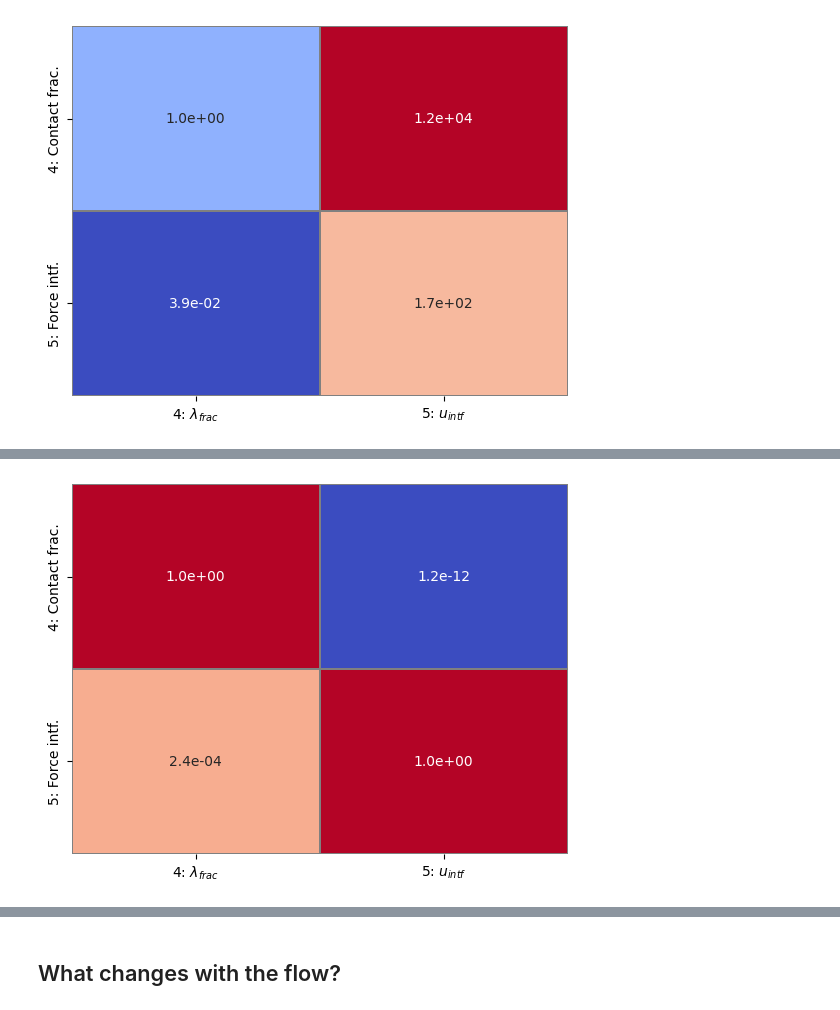
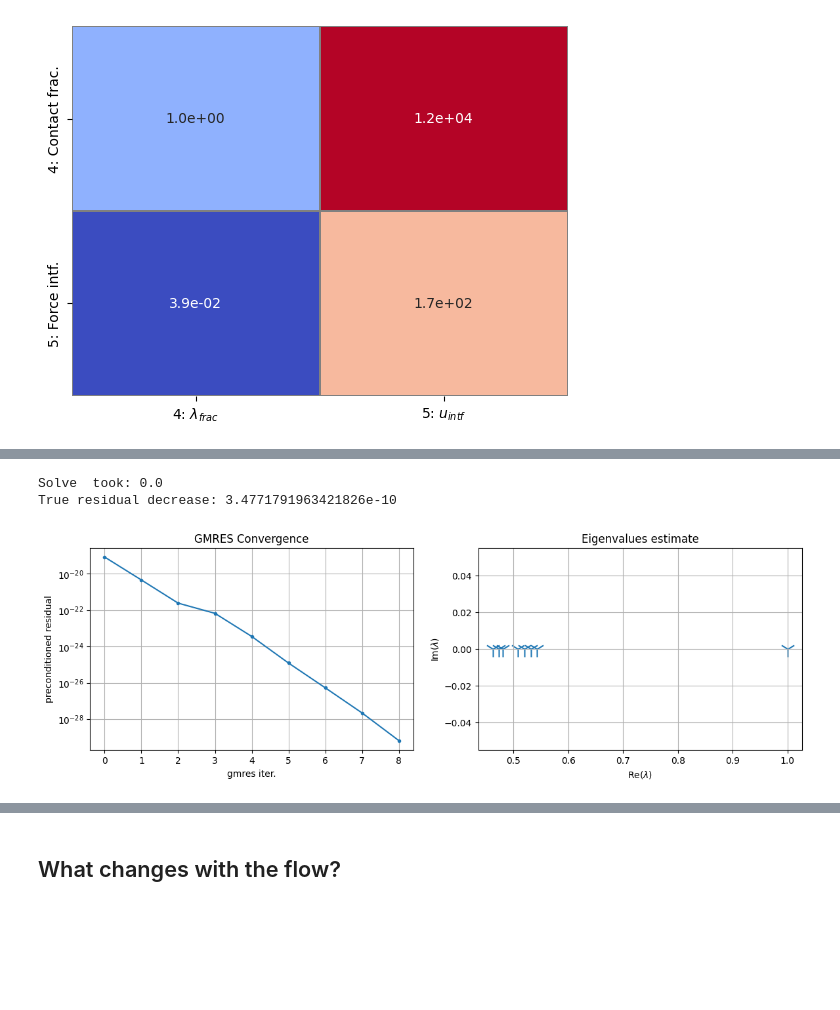
Before and after one commit to pmgbergen/FTHM-Solver, a Jupyter notebook: fpm/full_system_exact.ipynb, the cells around one changed output, grey strips where cells are left out. Cells and saved outputs as stored; diff of their text form; code cells hidden in the pictures; blank space fills up the shorter version.

```diff
--- a/fpm/full_system_exact.ipynb
+++ b/fpm/full_system_exact.ipynb
@@ -101,8 +101,8 @@ mat, rhs, state, iterate, dt = load_matrix_rhs_state_iterate_dt(data, mat_idx)
 
 # mat, rhs = model.linear_system
 
-mat = mat[reorder]
-rhs = rhs[reorder]
+# mat = mat[reorder]
+# rhs = rhs[reorder]
 # %% [markdown]
 * GMRES right unprec_norm - 0.000125
 * GMRES left prec_norm - 0.000118 (tol=1e-15)
@@ -119,27 +119,26 @@ True residual decrease: 0.00011795733904680464
 from block_matrix import BlockMatrixStorage
 from pp_utils import correct_eq_groups
 
-corrected_eq_dofs, corrected_eq_groups = correct_eq_groups(model)
+J = model.bmat
+J.groups_row_names = [
+    r"Flow mat.",
+    r"Force mat.",
+    r"Flow frac.",
+    r"Flow intf.",
+    r"Contact frac.",
+    "Force intf.",
+]
+J.groups_col_names = [
+    r"$p_{3D}$",
+    r"$u_{3D}$",
+    r"$p_{frac}$",
+    r"$v_{intf}$",
+    r"$\lambda_{frac}$",
+    "$u_{intf}$",
+]
 
-J = BlockMatrixStorage(
-    mat=mat,
-    global_row_idx=corrected_eq_dofs,
-    global_col_idx=model.var_dofs,
-    groups_row=corrected_eq_groups,
-    groups_col=model._variable_groups,
-    # group_row_names=[r'$p_{2D}$', r'$u_{2D}$', r'$p_{1D}$', r'$v_{intf}$', r'$\lambda$', '$u_{intf}$'],
-    # group_col_names=[r'$p_{2D}$', r'$u_{2D}$', r'$p_{1D}$', r'$v_{intf}$', r'$\lambda$', '$u_{intf}$']
-
-    # group_row_names=[r'$p_{2D}$', r'$u_{2d}$', r'$p_{1D}$', r'$v_{intf}$', r'$\lambda$', '$u_{intf}$'],
-    # group_col_names=[r'$p_{3D}$', r'$u_{3D}$', '', '', '', '']
-
-    group_row_names=[r'Flow mat.', r'Force mat.', r'Flow frac.', r'Flow intf.', r'Contact frac.', 'Force intf.'],
-    group_col_names=[r'$p_{3D}$', r'$u_{3D}$', r'$p_{frac}$', r'$v_{intf}$', r'$\lambda_{frac}$', '$u_{intf}$']
-)
-# plt.figure(figsize=(8, 8))
 J[:].color_spy()
 J[:].plot_max()
-# J[:].matshow()
 # %% [output]
 [figure]
 [figure]
@@ -225,6 +194,6 @@ cond(right.mat)
 # %%
-left = Jmech.empty_container()
-left.mat = Jmech_stab_inv @ Jmech.mat
-left.plot_max()
+solve_petsc(Jmech.mat, Jmech_stab_inv, rhs=Jmech.local_rhs(rhs), pc_side='left')
 # %% [output]
+Solve  took: 0.0
+True residual decrease: 3.4771791963421826e-10
-[figure, old version]
+[figure, new version]
```
Also changed, not shown: parts of 35 cells of this notebook, 31 other files.
